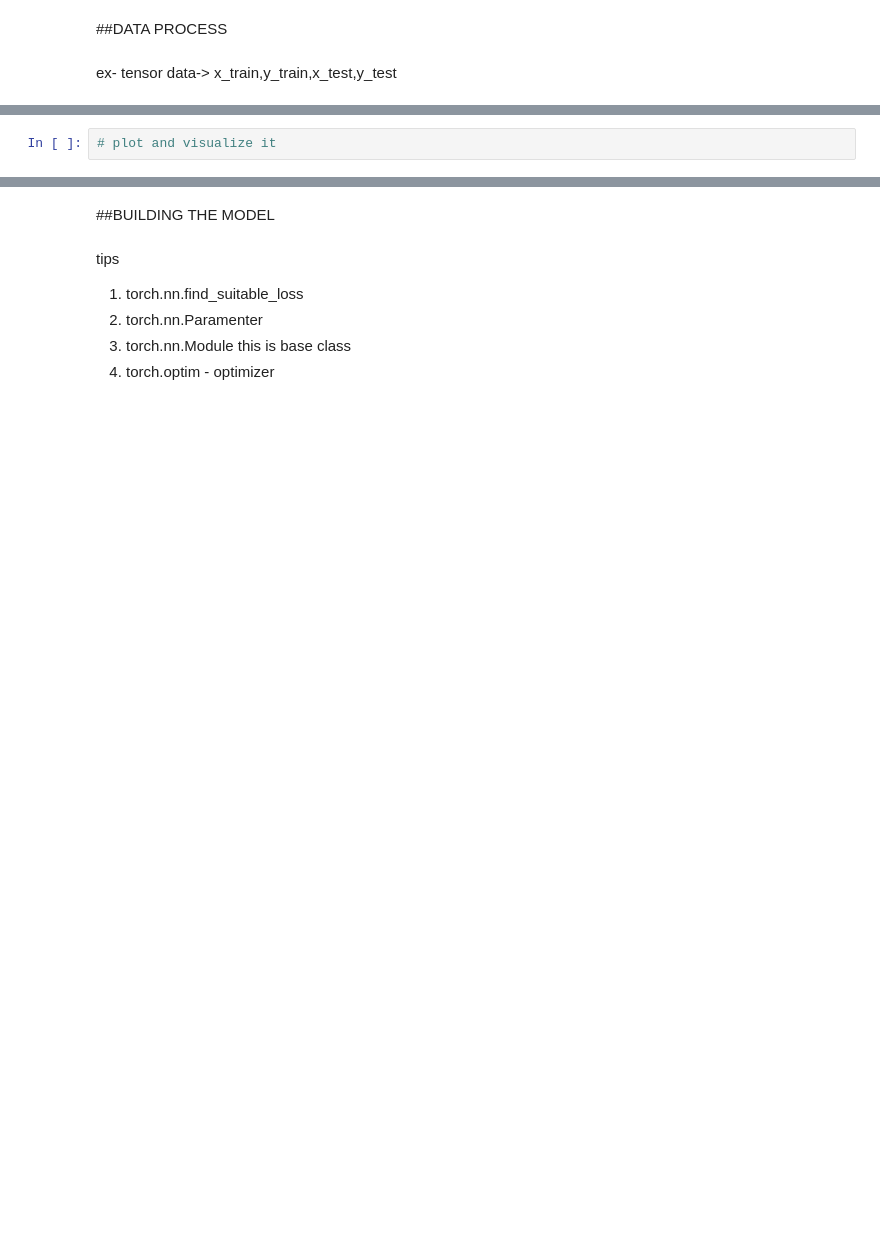
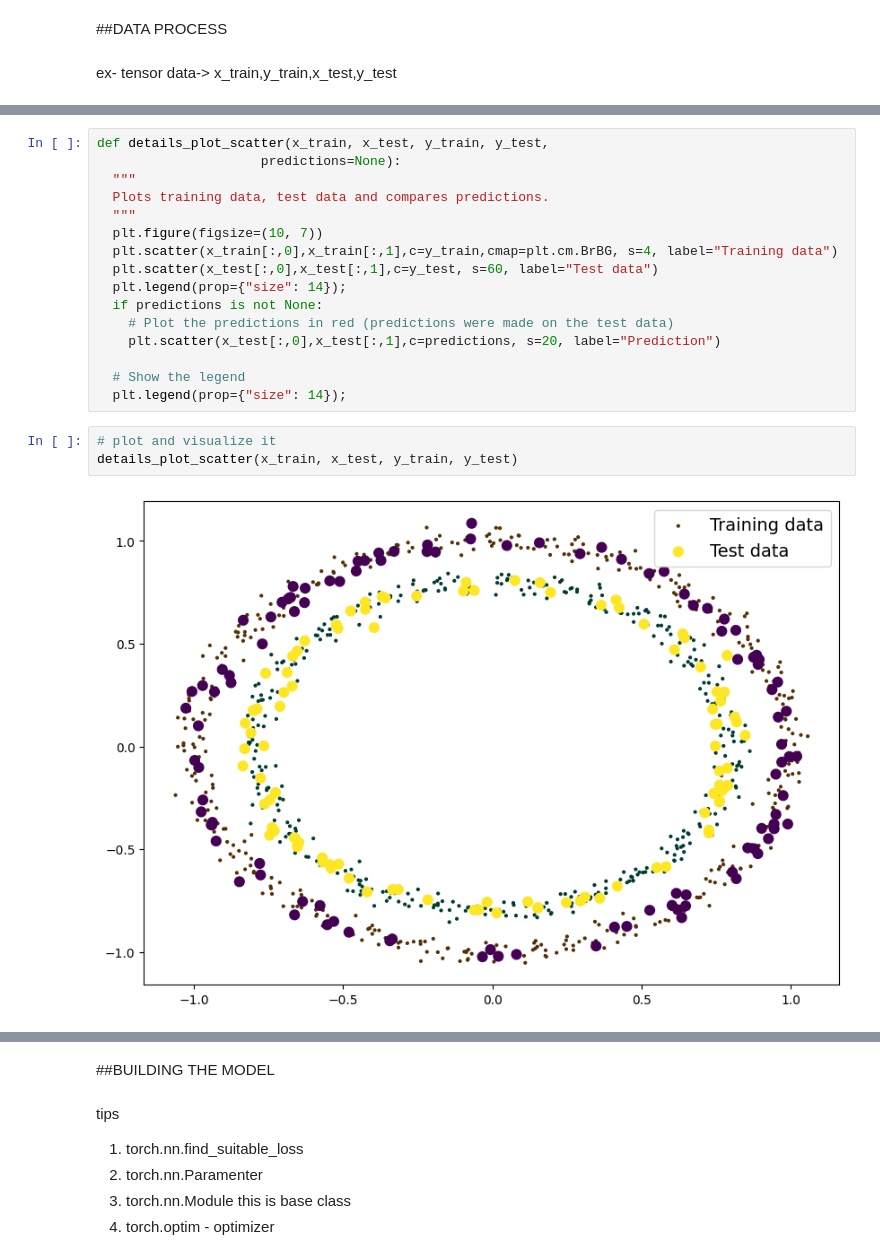
Before and after one commit to AhamedShimak/pytorch, a Jupyter notebook: classification_code_along.ipynb, the cells around one changed output, grey strips where cells are left out. Cells and saved outputs as stored; diff of their text form; blank space fills up the shorter version.

```diff
--- a/classification_code_along.ipynb
+++ b/classification_code_along.ipynb
@@ -101,2 +143,21 @@ ex- tensor data-> x_train,y_train,x_test,y_test
+# %%
+def details_plot_scatter(x_train, x_test, y_train, y_test,
+                     predictions=None):
+  """
+  Plots training data, test data and compares predictions.
+  """
+  plt.figure(figsize=(10, 7))
+  plt.scatter(x_train[:,0],x_train[:,1],c=y_train,cmap=plt.cm.BrBG, s=4, label="Training data")
+  plt.scatter(x_test[:,0],x_test[:,1],c=y_test, s=60, label="Test data")
+  plt.legend(prop={"size": 14});
+  if predictions is not None:
+    # Plot the predictions in red (predictions were made on the test data)
+    plt.scatter(x_test[:,0],x_test[:,1],c=predictions, s=20, label="Prediction")
+
+  # Show the legend
+  plt.legend(prop={"size": 14});
 # %%
 # plot and visualize it
+details_plot_scatter(x_train, x_test, y_train, y_test)
+# %% [output]
+[figure, added]
```
Also changed, not shown: parts of 24 cells of this notebook.
